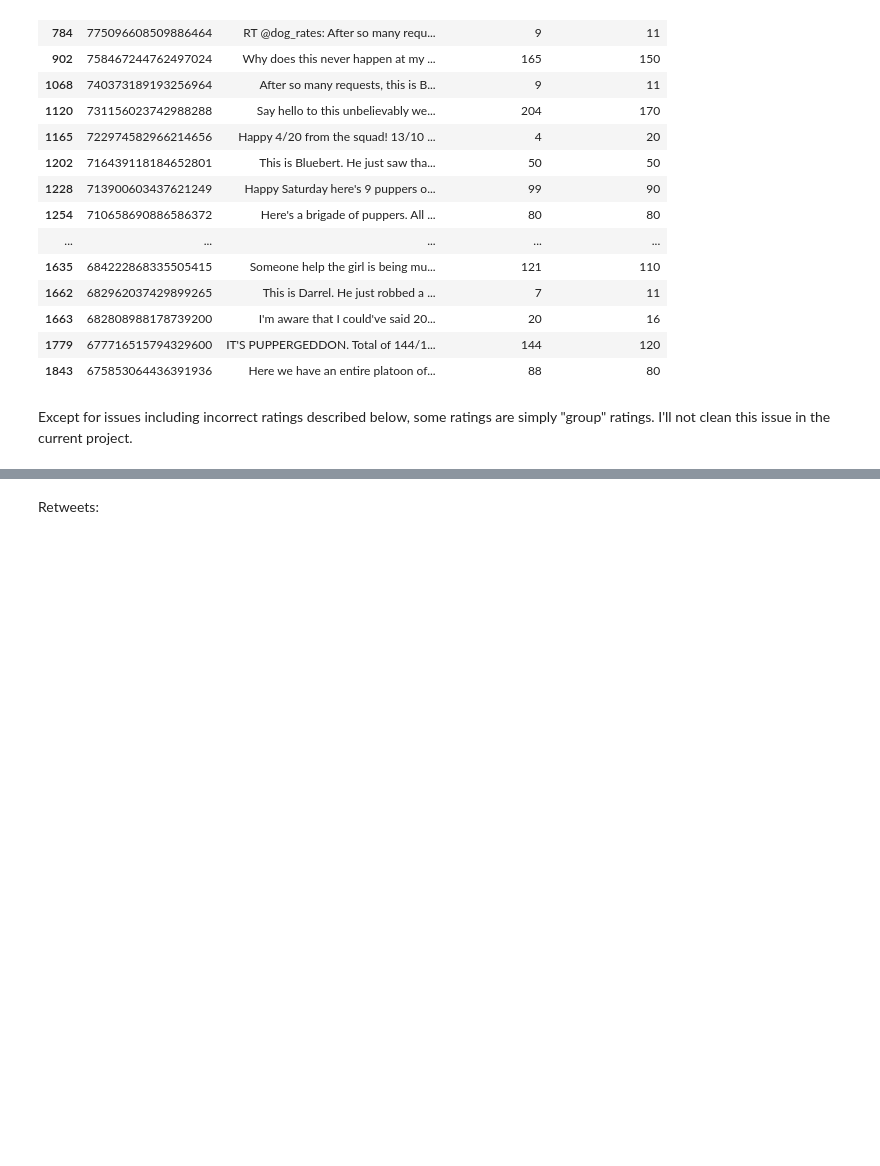
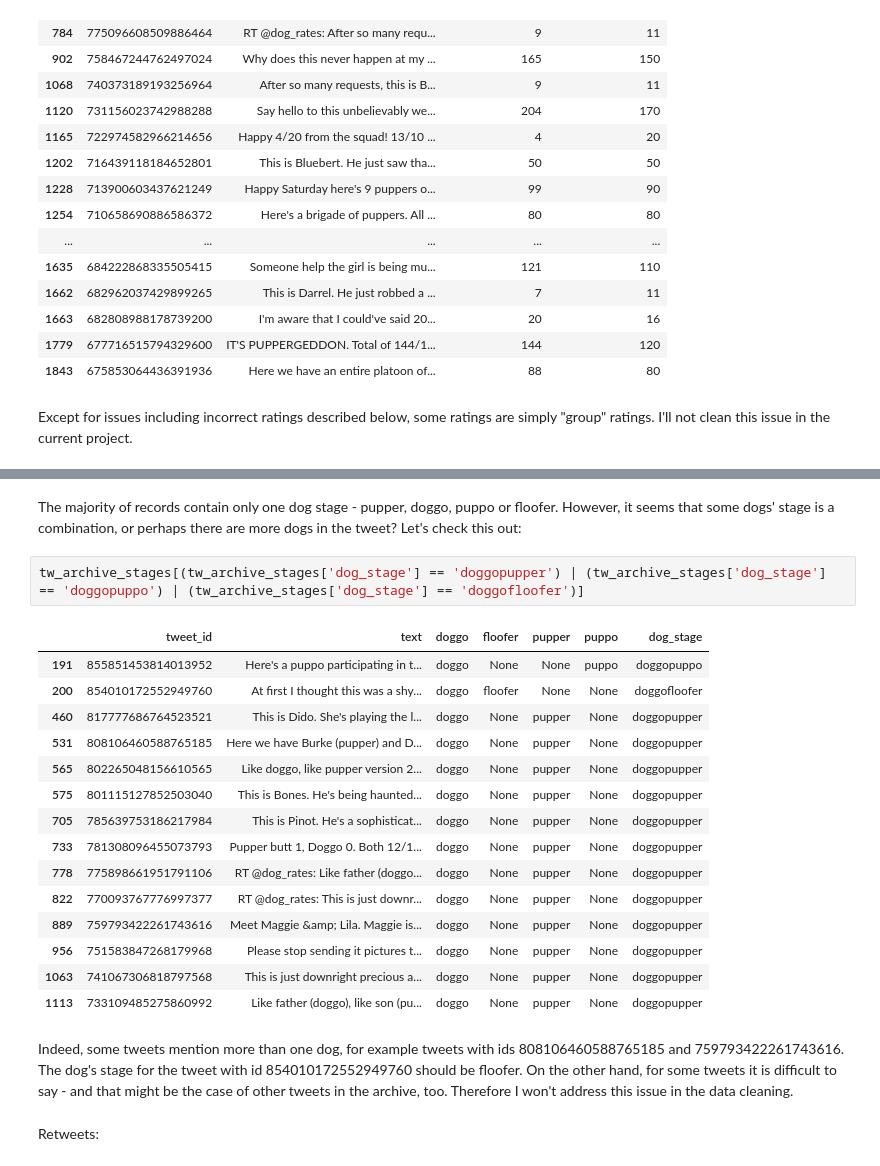
Before and after one commit to mcambalova/wrangle-data-project, a Jupyter notebook: wrangle_act.ipynb, the cells around one changed output, grey strips where cells are left out. Saved outputs shown, nothing was run; the diff lists cells and outputs as text; blank space fills up the shorter version.

Commit message:
Add data cleaning
Clean the assessed issues in the data - both quality
and tidiness.

```diff
--- a/wrangle_act.ipynb
+++ b/wrangle_act.ipynb
@@ -393,3 +437,25 @@ Except for issues including incorrect ratings described below, some ratings are
+# %% [markdown]
+The majority of records contain only one dog stage - pupper, doggo, puppo or floofer. However, it seems that some dogs' stage is a combination, or perhaps there are more dogs in the tweet? Let's check this out:
+# %%
+tw_archive_stages[(tw_archive_stages['dog_stage'] == 'doggopupper') | (tw_archive_stages['dog_stage'] == 'doggopuppo') | (tw_archive_stages['dog_stage'] == 'doggofloofer')]
+# %% [output]
+|  | tweet_id | text | doggo | floofer | pupper | puppo | dog_stage |
+| 191 | 855851453814013952 | Here's a puppo participating in t... | doggo | None | None | puppo | doggopuppo |
+| 200 | 854010172552949760 | At first I thought this was a shy... | doggo | floofer | None | None | doggofloofer |
+| 460 | 817777686764523521 | This is Dido. She's playing the l... | doggo | None | pupper | None | doggopupper |
+| 531 | 808106460588765185 | Here we have Burke (pupper) and D... | doggo | None | pupper | None | doggopupper |
+| 565 | 802265048156610565 | Like doggo, like pupper version 2... | doggo | None | pupper | None | doggopupper |
+| 575 | 801115127852503040 | This is Bones. He's being haunted... | doggo | None | pupper | None | doggopupper |
+| 705 | 785639753186217984 | This is Pinot. He's a sophisticat... | doggo | None | pupper | None | doggopupper |
+| 733 | 781308096455073793 | Pupper butt 1, Doggo 0. Both 12/1... | doggo | None | pupper | None | doggopupper |
+| 778 | 775898661951791106 | RT @dog_rates: Like father (doggo... | doggo | None | pupper | None | doggopupper |
+| 822 | 770093767776997377 | RT @dog_rates: This is just downr... | doggo | None | pupper | None | doggopupper |
+| 889 | 759793422261743616 | Meet Maggie &amp; Lila. Maggie is... | doggo | None | pupper | None | doggopupper |
+| 956 | 751583847268179968 | Please stop sending it pictures t... | doggo | None | pupper | None | doggopupper |
+| 1063 | 741067306818797568 | This is just downright precious a... | doggo | None | pupper | None | doggopupper |
+| 1113 | 733109485275860992 | Like father (doggo), like son (pu... | doggo | None | pupper | None | doggopupper |
+# %% [markdown]
+Indeed, some tweets mention more than one dog, for example tweets with ids 808106460588765185 and 759793422261743616. The dog's stage for the tweet with id 854010172552949760 should be floofer. On the other hand, for some tweets it is difficult to say - and that might be the case of other tweets in the archive, too. Therefore I won't address this issue in the data cleaning.
 # %% [markdown]
 Retweets:
 # %%
```
Also changed, not shown: parts of 67 cells of this notebook.
